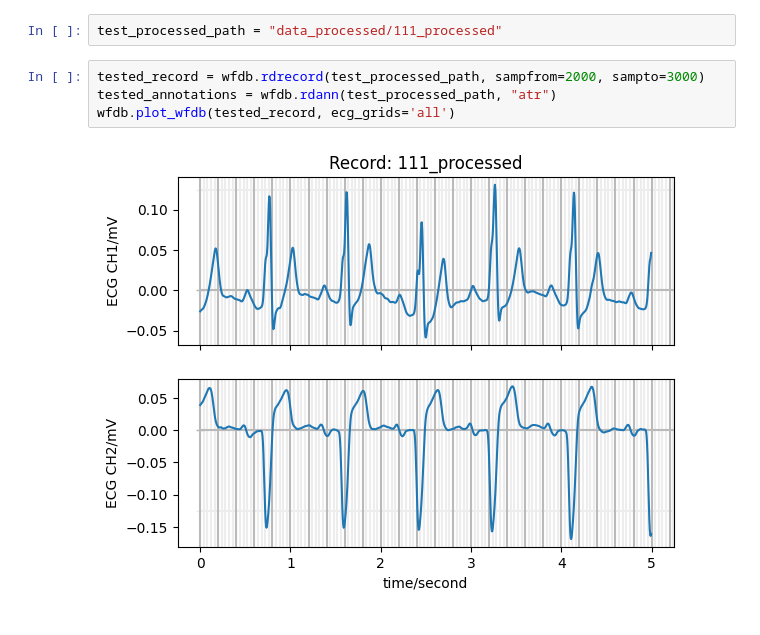
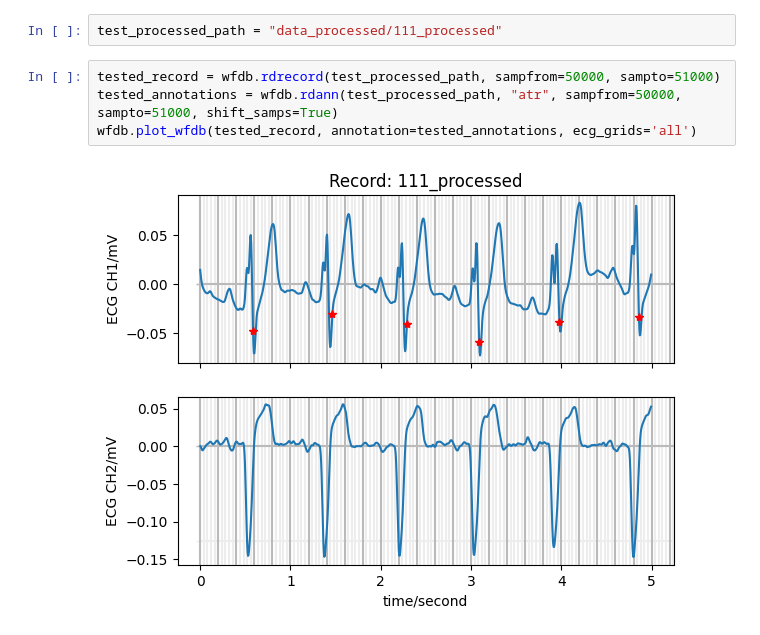
Before and after one commit to pap1rana/arrhythmia-detection, a Jupyter notebook: preprocessing_test.ipynb, the cells around one changed output. Cells and saved outputs as stored; diff of their text form.

Commit message:
Misc file + tests

```diff
--- a/preprocessing_test.ipynb
+++ b/preprocessing_test.ipynb
@@ -51,8 +61,8 @@ wfdb.wrann(test_file_name + "_processed", extension='atr', sample=annotations.sa
 # %%
 test_processed_path = "data_processed/111_processed"
 # %%
-tested_record = wfdb.rdrecord(test_processed_path, sampfrom=2000, sampto=3000)
-tested_annotations = wfdb.rdann(test_processed_path, "atr")
-wfdb.plot_wfdb(tested_record, ecg_grids='all')
+tested_record = wfdb.rdrecord(test_processed_path, sampfrom=50000, sampto=51000)
+tested_annotations = wfdb.rdann(test_processed_path, "atr", sampfrom=50000, sampto=51000, shift_samps=True)
+wfdb.plot_wfdb(tested_record, annotation=tested_annotations, ecg_grids='all')
 # %% [output]
-[figure, old version]
+[figure, new version]
```
Also changed, not shown: parts of 7 cells of this notebook, 1 other file.
